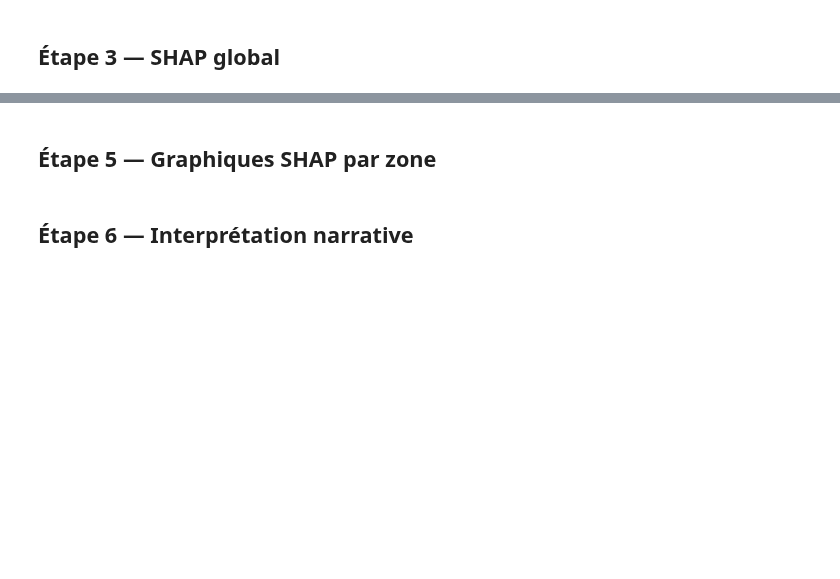
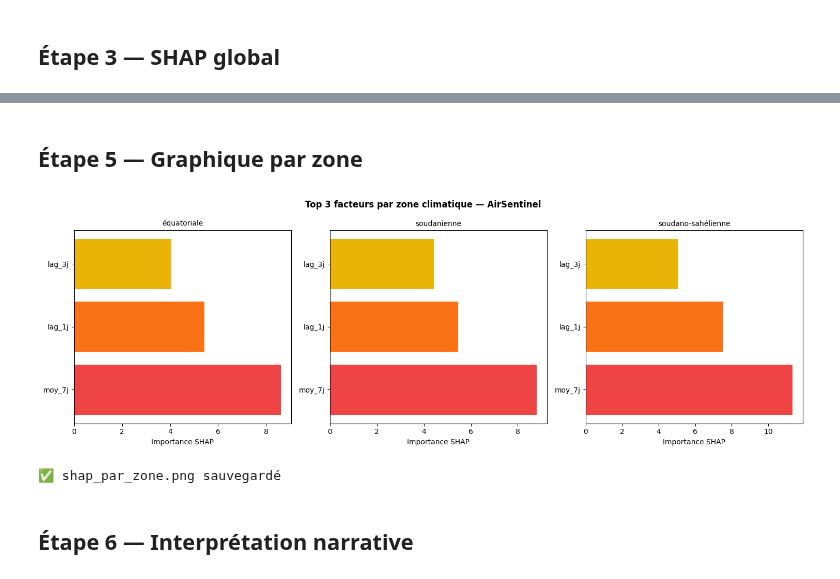
Before and after one commit to bodehousabine/AirSentinel, a Jupyter notebook: notebooks/06_shap_interpretation.ipynb, the cells around one changed output, grey strips where cells are left out. Saved outputs shown, nothing was run; the diff lists cells and outputs as text; code cells hidden in the pictures; blank space fills up the shorter version.

```diff
--- a/notebooks/06_shap_interpretation.ipynb
+++ b/notebooks/06_shap_interpretation.ipynb
@@ -155,32 +214,29 @@ print('\n✅ SHAP par zone sauvegardé')
 # %% [markdown]
-## Étape 5 — Graphiques SHAP par zone
+## Étape 5 — Graphique par zone
 # %%
-# ── Graphique comparatif des zones ────────────────────────────────────────
 if resultats_zones:
-    df_zones = pd.DataFrame(resultats_zones).T
-    df_zones.columns = [f'Top {i+1}' for i in range(df_zones.shape[1])]
-
-    fig, axes = plt.subplots(1, len(resultats_zones),
-                              figsize=(15, 5))
+    fig, axes = plt.subplots(1, len(resultats_zones), figsize=(15, 5))
 
     for ax, (zone, vals) in zip(axes, resultats_zones.items()):
-        noms   = list(vals.keys())
+        noms    = list(vals.keys())
         valeurs = list(vals.values())
-        noms_courts = [n.replace('pm2_5_', '').replace('_moyen', '')
-                       .replace('temperature_2m_', 'temp_')
-                       .replace('wind_speed_', 'vent_') for n in noms]
-
+        noms_courts = [
+            n.replace('pm2_5_', '').replace('_moyen', '')
+             .replace('temperature_2m_', 'temp_')
+             .replace('wind_speed_', 'vent_') for n in noms
+        ]
         ax.barh(noms_courts, valeurs, color=['#ef4444', '#f97316', '#eab308'])
         ax.set_title(zone.replace('Zone ', ''), fontsize=10)
         ax.set_xlabel('Importance SHAP')
 
-    plt.suptitle('Top 3 facteurs par zone climatique — AirSentinel',
-                  fontsize=12, fontweight='bold')
+    plt.suptitle('Top 3 facteurs par zone climatique — AirSentinel', fontsize=12, fontweight='bold')
     plt.tight_layout()
-    plt.savefig('../graphiques/shap_par_zone.png',
-                dpi=300, bbox_inches='tight')
+    plt.savefig('../graphiques/shap_par_zone.png', dpi=300, bbox_inches='tight')
     plt.show()
     print('✅ shap_par_zone.png sauvegardé')
+# %% [output]
+[figure, added]
+✅ shap_par_zone.png sauvegardé
 # %% [markdown]
 ## Étape 6 — Interprétation narrative
 # %%
```
Also changed, not shown: parts of 15 cells of this notebook, 13 other files.
